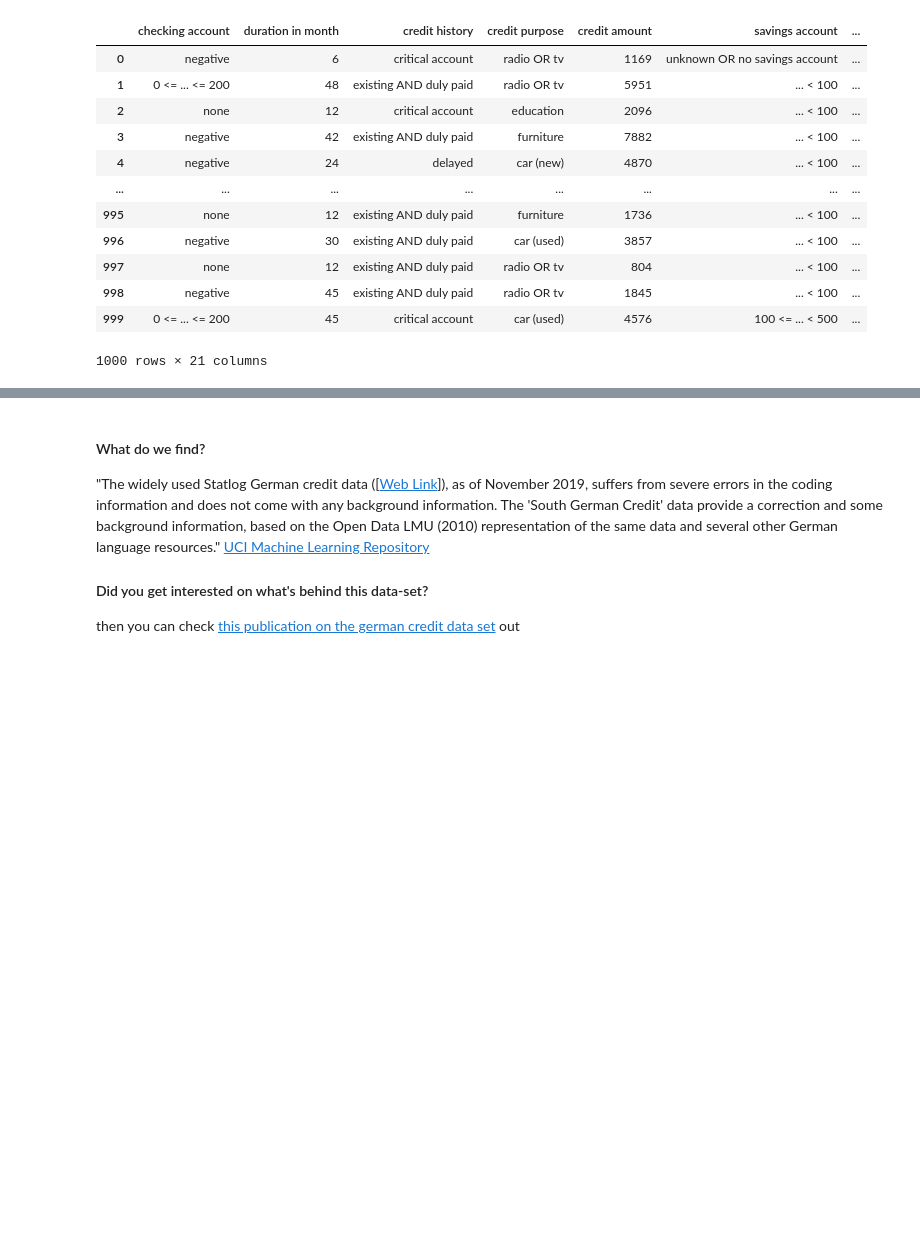
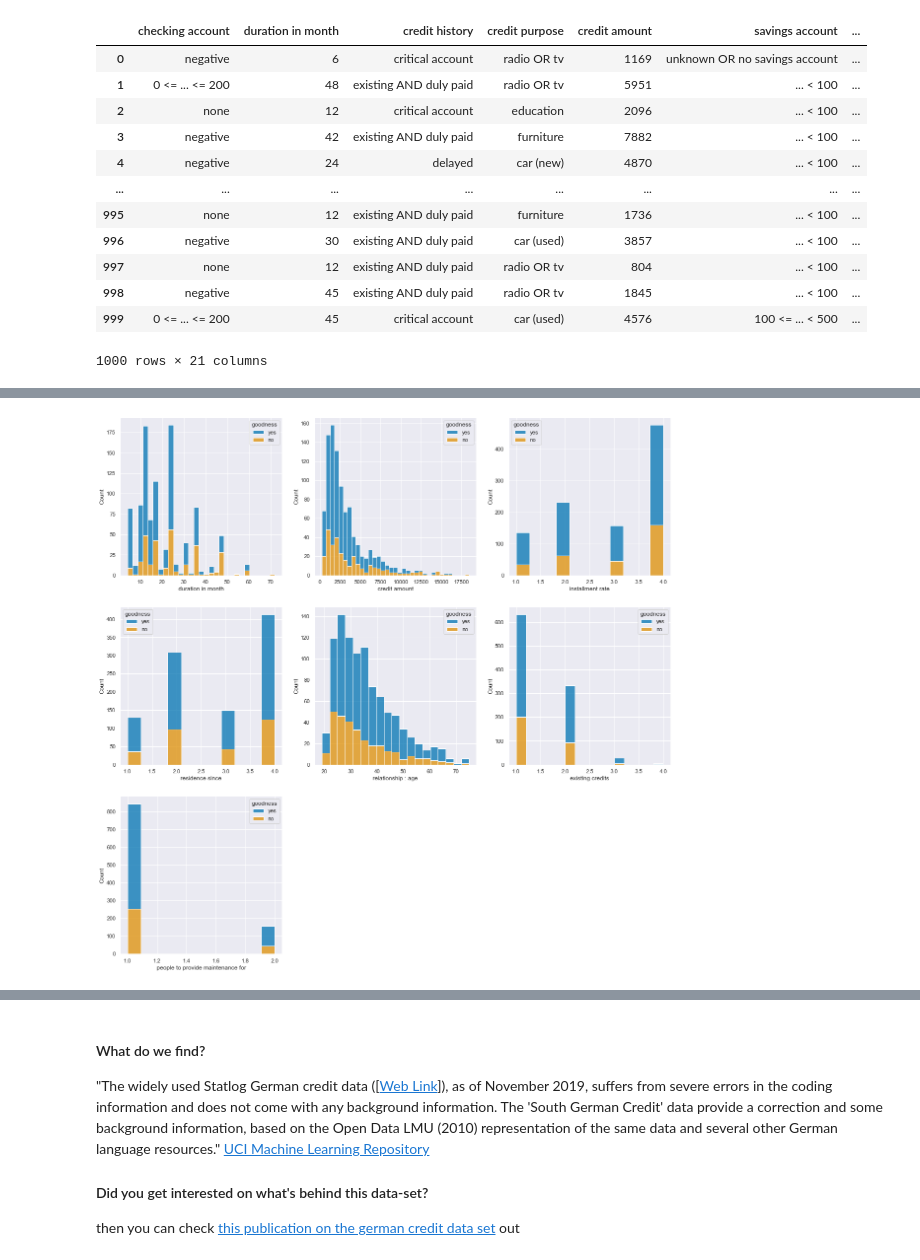
Before and after one commit to FUB-HCC/hcds-summer-2022, a Jupyter notebook: assignment_solutions/A2_Data/A2_Data-Solution.ipynb, the cells around one changed output, grey strips where cells are left out. Cells and saved outputs as stored; diff of their text form; code cells hidden in the pictures; blank space fills up the shorter version.

```diff
--- a/assignment_solutions/A2_Data/A2_Data-Solution.ipynb
+++ b/assignment_solutions/A2_Data/A2_Data-Solution.ipynb
@@ -94,18 +144,4 @@ Since the raw dataset for the german credit data is very hard to read for a huma
 # %%
-import pandas as pd
-
-# Transform the german.data file into CSV-file format
-
-# For errorless reading of data from the web
-import ssl
-ssl._create_default_https_context = ssl._create_unverified_context
-
-# Read data
-german_credit = pd.read_csv('https://archive.ics.uci.edu/ml/machine-learning-databases/statlog/german/german.data', sep=' ', header = None)
-
-# Add header with attributes
-german_credit.columns = ['checking account', 'duration in month', 'credit history', 'credit purpose', 'credit amount', 'savings account','employment since..', 'installment rate', 'status : sex', 'other debtors / guarantors', 'residence since', 'property', 'relationship : age', 'other installment plans', 'housing', 'existing credits', 'job', 'people to provide maintenance for', 'telephone', 'foreign worker', 'goodness' ]
-
 # Convert all categorical data points into something more human-understandable, e.g. A42 -> furniture/equipment.
 
 german_credit = german_credit.replace({
@@ -179,9 +215,8 @@ german_credit = german_credit.replace({
                               "A202": "no",
                                })
 
-#df_german = df_german.replace({"customer_goodness": 2}, 0) # 1 = "yes", 0 = "no"
-german_credit = german_credit.replace({"customer_goodness": 2}, "no")
-german_credit = german_credit.replace({"customer_goodness": 1}, "yes")
+german_credit = german_credit.replace({"goodness": 2}, "no")
+german_credit = german_credit.replace({"goodness": 1}, "yes")
 
 german_credit
 # %% [output]
@@ -200,0 +264,7 @@ german_credit
+# %%
+# Split features into categorical and numerical, print numerical
+dtype = german_credit.dtypes
+numerical_features = dtype[dtype == 'int64'].index
+categorical_features = dtype[dtype == 'object'].index
+
+german_credit[numerical_features].describe()
@@ -200,0 +281,16 @@ german_credit
+# %%
+# Plot function for hitogram
+## grid => gridspec, plot_type => str
+def explorative_analysis (input_data, features, plot_type, plot, grid):
+    ax ={}
+    for i in range(len(features)):
+        ax[i] = plot.add_subplot(grid[i])
+        if plot_type == 'hist':
+            sns.histplot(x=features[i], data=input_data, hue = input_data["goodness"], stat="count", multiple="stack")
+
+# Plot numerical features as histograms
+fig = plt.figure(figsize=(20,20))
+grid = gridspec.GridSpec(3,3)
+explorative_analysis(german_credit, numerical_features, 'hist', fig, grid)
+# %% [output]
+[figure, added]
```
Also changed, not shown: parts of 30 cells of this notebook, 8 other files.
